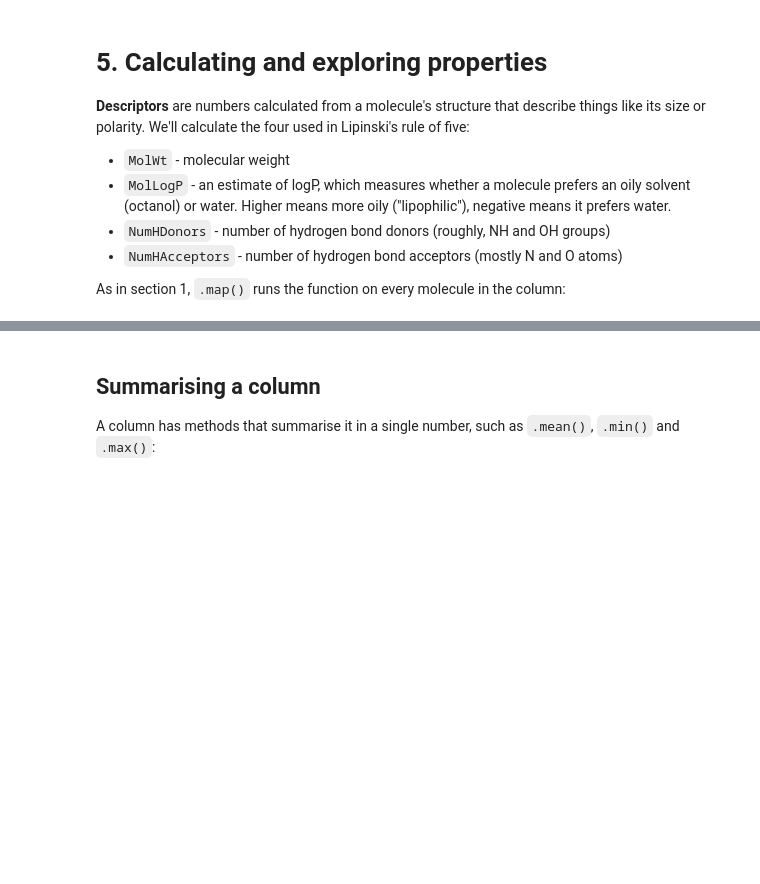
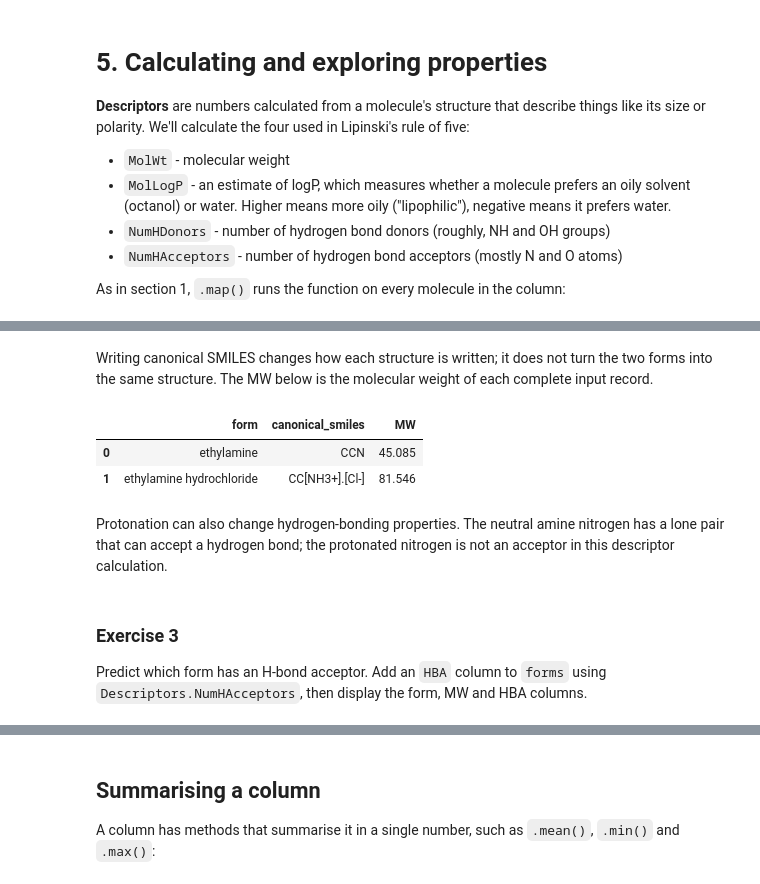
Before and after one commit to aichemy-hub/rdkit-tutorials, a Jupyter notebook: notebooks/003_RDKit_pandas_support.ipynb, the cells around one changed output, grey strips where cells are left out. Saved outputs shown, nothing was run; the diff lists cells and outputs as text; code cells hidden in the pictures; blank space fills up the shorter version.

```diff
--- a/notebooks/003_RDKit_pandas_support.ipynb
+++ b/notebooks/003_RDKit_pandas_support.ipynb
@@ -210,0 +349,22 @@ drugs[['name', 'MW', 'logP', 'HBD', 'HBA']].head()
+# %%
+forms = pd.DataFrame({
+    'form': ['ethylamine', 'ethylamine hydrochloride'],
+    'smiles': ['CCN', 'CC[NH3+].[Cl-]']
+})
+PandasTools.AddMoleculeColumnToFrame(forms, smilesCol='smiles', molCol='mol')
+# %% [markdown]
+Writing canonical SMILES changes how each structure is written; it does not turn the two forms into the same structure. The MW below is the molecular weight of each complete input record.
+# %%
+forms['canonical_smiles'] = forms['mol'].map(Chem.MolToSmiles)
+forms['MW'] = forms['mol'].map(Descriptors.MolWt)
+forms[['form', 'canonical_smiles', 'MW']]
+# %% [output]
+|  | form | canonical_smiles | MW |
+| 0 | ethylamine | CCN | 45.085 |
+| 1 | ethylamine hydrochloride | CC[NH3+].[Cl-] | 81.546 |
+# %% [markdown]
+Protonation can also change hydrogen-bonding properties. The neutral amine nitrogen has a lone pair that can accept a hydrogen bond; the protonated nitrogen is not an acceptor in this descriptor calculation.
+# %% [markdown]
+### Exercise 3
+
+Predict which form has an H-bond acceptor. Add an `HBA` column to `forms` using `Descriptors.NumHAcceptors`, then display the form, MW and HBA columns.
```
Also changed, not shown: parts of 43 cells of this notebook, 7 other files.
